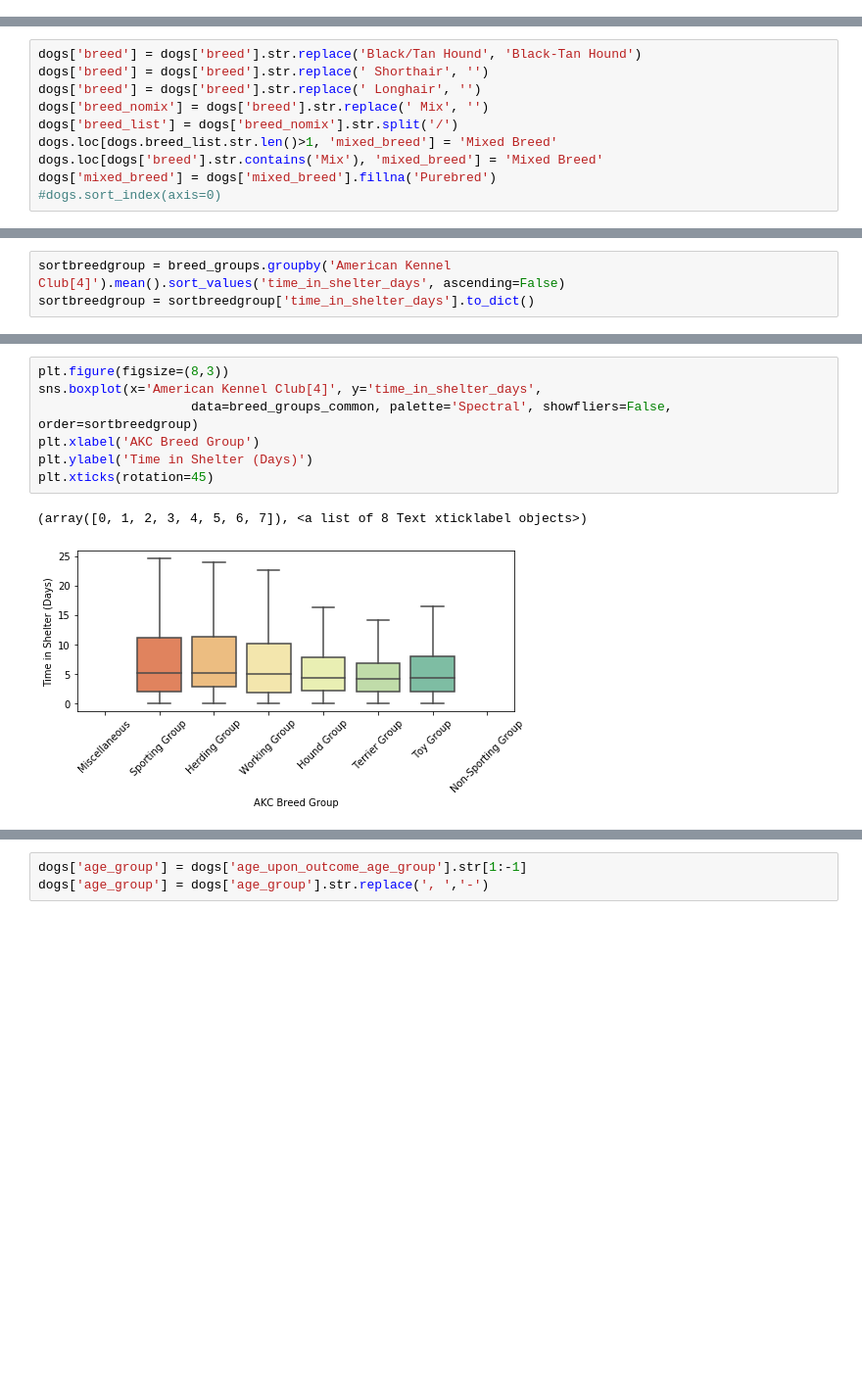
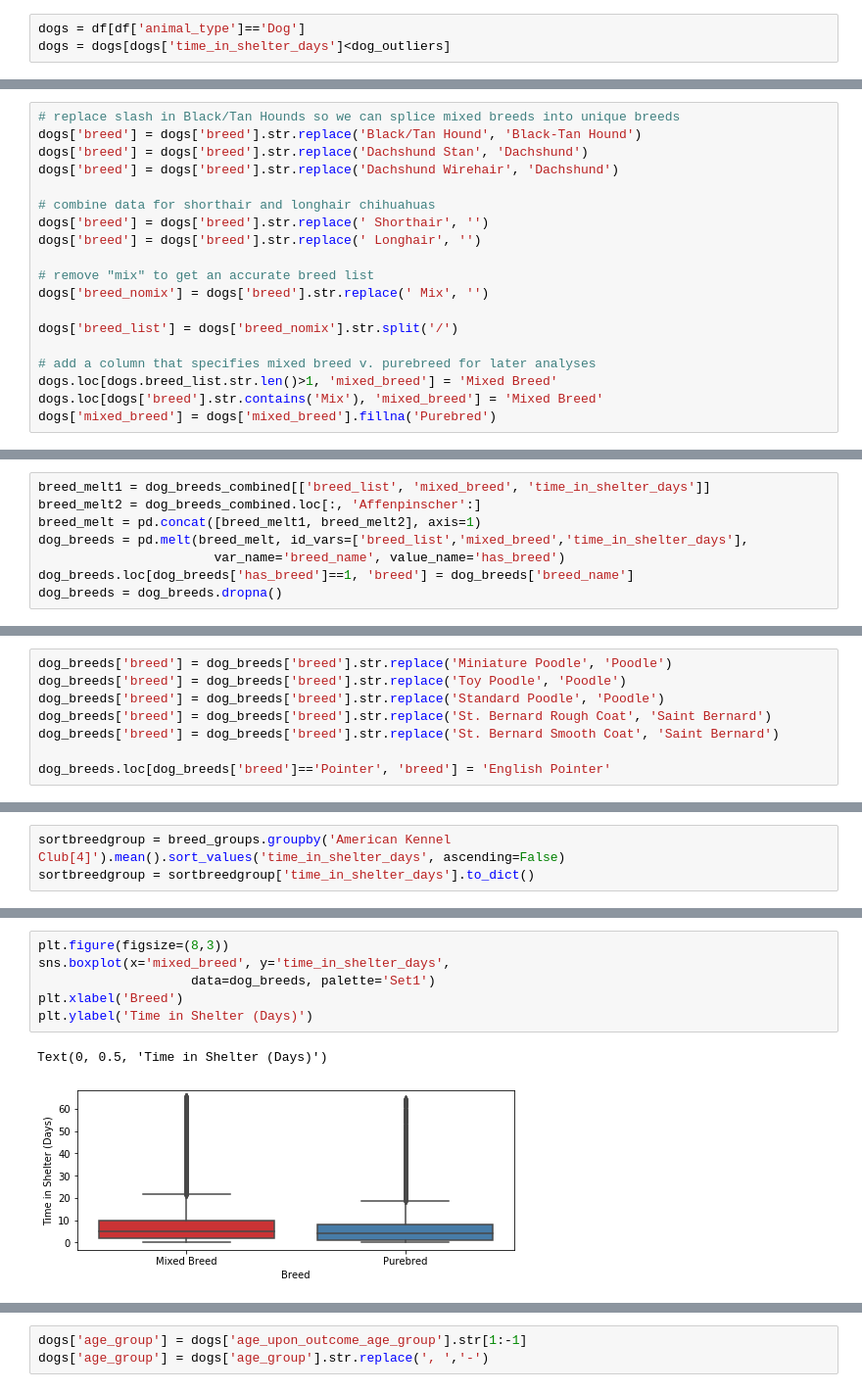
Before and after one commit to krritz/Animal-Shelter-Exploratory-Analysis, a Jupyter notebook: Animal Shelter Analysis.ipynb, the cells around one changed output, grey strips where cells are left out. Shown at 98% size. Cells and saved outputs as stored; diff of their text form; blank space fills up the shorter version.

```diff
--- a/Animal Shelter Analysis.ipynb
+++ b/Animal Shelter Analysis.ipynb
@@ -265,0 +295,3 @@ other = df_clean[df_clean['animal_type'] == 'Other']
+# %%
+dogs = df[df['animal_type']=='Dog']
+dogs = dogs[dogs['time_in_shelter_days']<dog_outliers]
@@ -281,13 +318,22 @@ dogs['breed'].nunique()
 # %%
+# replace slash in Black/Tan Hounds so we can splice mixed breeds into unique breeds
 dogs['breed'] = dogs['breed'].str.replace('Black/Tan Hound', 'Black-Tan Hound')
+dogs['breed'] = dogs['breed'].str.replace('Dachshund Stan', 'Dachshund')
+dogs['breed'] = dogs['breed'].str.replace('Dachshund Wirehair', 'Dachshund')
+
+# combine data for shorthair and longhair chihuahuas
 dogs['breed'] = dogs['breed'].str.replace(' Shorthair', '')
 dogs['breed'] = dogs['breed'].str.replace(' Longhair', '')
+
+# remove "mix" to get an accurate breed list
 dogs['breed_nomix'] = dogs['breed'].str.replace(' Mix', '')
+
 dogs['breed_list'] = dogs['breed_nomix'].str.split('/')
+
+# add a column that specifies mixed breed v. purebreed for later analyses
 dogs.loc[dogs.breed_list.str.len()>1, 'mixed_breed'] = 'Mixed Breed'
 dogs.loc[dogs['breed'].str.contains('Mix'), 'mixed_breed'] = 'Mixed Breed'
 dogs['mixed_breed'] = dogs['mixed_breed'].fillna('Purebred')
-#dogs.sort_index(axis=0)
 # %%
 has_breeds = pd.get_dummies(dogs['breed_list'].apply(pd.Series).stack()).sum(level=0)
 # %%
@@ -441,0 +341,8 @@ breed_groups = breed_groups[breed_groups['American Kennel Club[4]'].isin(AKCgrou
+# %%
+breed_melt1 = dog_breeds_combined[['breed_list', 'mixed_breed', 'time_in_shelter_days']]
+breed_melt2 = dog_breeds_combined.loc[:, 'Affenpinscher':]
+breed_melt = pd.concat([breed_melt1, breed_melt2], axis=1)
+dog_breeds = pd.melt(breed_melt, id_vars=['breed_list','mixed_breed','time_in_shelter_days'],
+                       var_name='breed_name', value_name='has_breed')
+dog_breeds.loc[dog_breeds['has_breed']==1, 'breed'] = dog_breeds['breed_name']
+dog_breeds = dog_breeds.dropna()
@@ -441,0 +590,8 @@ breed_groups = breed_groups[breed_groups['American Kennel Club[4]'].isin(AKCgrou
+# %%
+dog_breeds['breed'] = dog_breeds['breed'].str.replace('Miniature Poodle', 'Poodle')
+dog_breeds['breed'] = dog_breeds['breed'].str.replace('Toy Poodle', 'Poodle')
+dog_breeds['breed'] = dog_breeds['breed'].str.replace('Standard Poodle', 'Poodle')
+dog_breeds['breed'] = dog_breeds['breed'].str.replace('St. Bernard Rough Coat', 'Saint Bernard')
+dog_breeds['breed'] = dog_breeds['breed'].str.replace('St. Bernard Smooth Coat', 'Saint Bernard')
+
+dog_breeds.loc[dog_breeds['breed']=='Pointer', 'breed'] = 'English Pointer'
@@ -512,10 +683,9 @@ Additionally, there were no commonly occuring breeds that fell into the Miscella
 # %%
 plt.figure(figsize=(8,3))
-sns.boxplot(x='American Kennel Club[4]', y='time_in_shelter_days',
-                    data=breed_groups_common, palette='Spectral', showfliers=False, order=sortbreedgroup)
-plt.xlabel('AKC Breed Group')
+sns.boxplot(x='mixed_breed', y='time_in_shelter_days',
+                    data=dog_breeds, palette='Set1')
+plt.xlabel('Breed')
 plt.ylabel('Time in Shelter (Days)')
-plt.xticks(rotation=45)
 # %% [output]
-(array([0, 1, 2, 3, 4, 5, 6, 7]), <a list of 8 Text xticklabel objects>)
+Text(0, 0.5, 'Time in Shelter (Days)')
-[figure, old version]
+[figure, new version]
```
Also changed, not shown: parts of 347 cells of this notebook, 1 other file.
